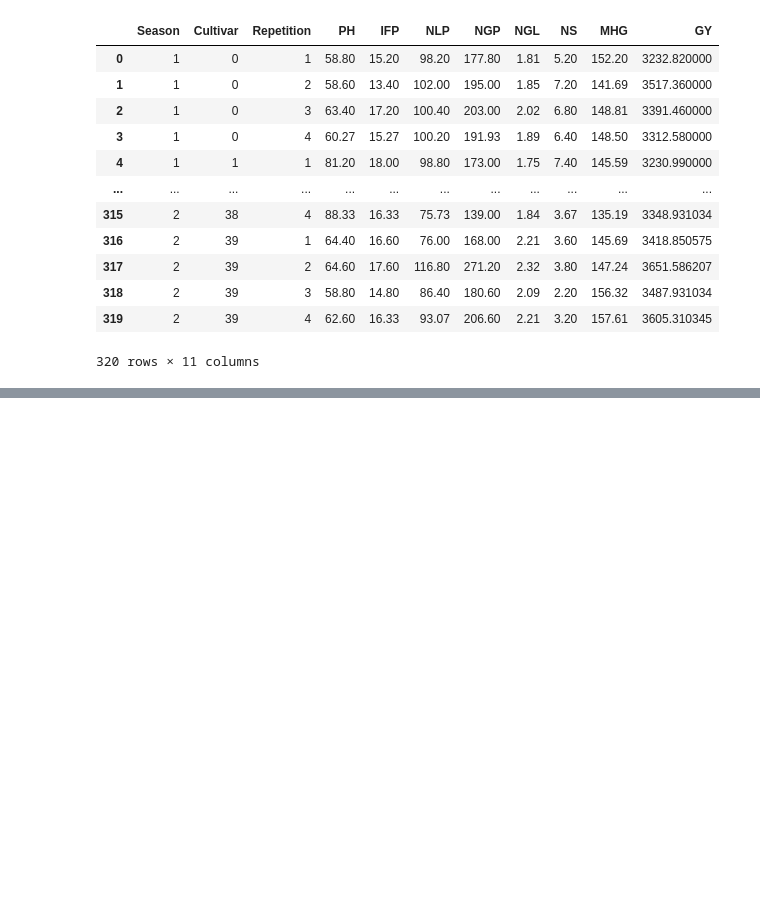
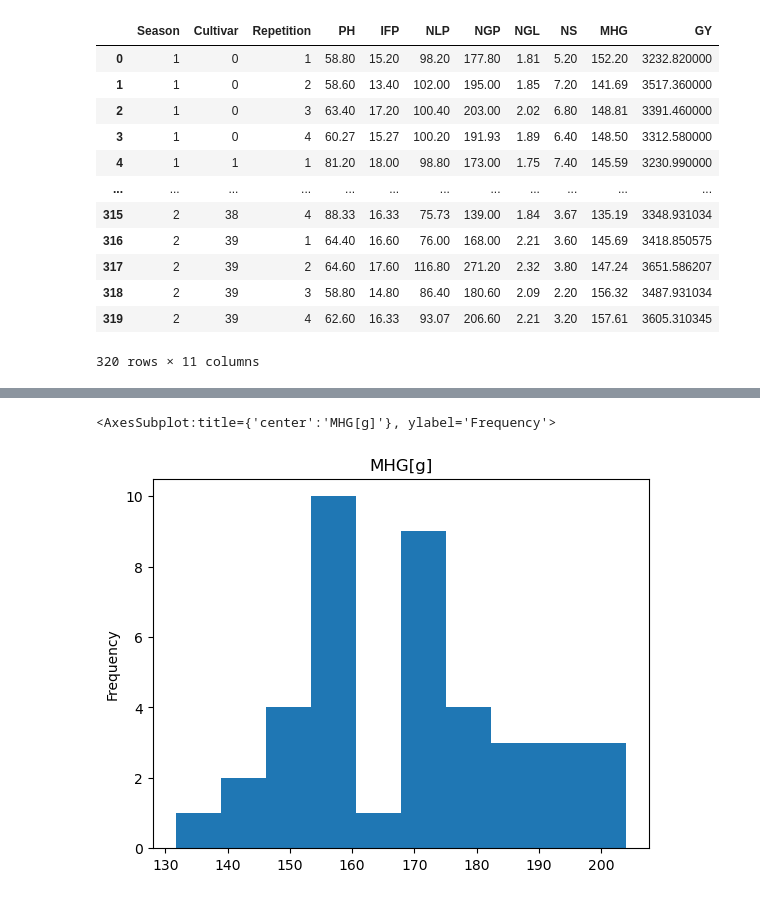
Before and after one commit to mateibotilca/Soybean-Predictions, a Jupyter notebook: main.ipynb, the cells around one changed output, grey strips where cells are left out. Drawn from its saved outputs; the diff is of its cells as text; code cells hidden in the pictures; blank space fills up the shorter version.

```diff
--- a/main.ipynb
+++ b/main.ipynb
@@ -102,0 +139,6 @@ df
+# %%
+df2 = dataset.groupby('Cultivar').mean()
+df2['MHG'].plot(kind='hist', title='MHG[g]')
+# %% [output]
+<AxesSubplot:title={'center':'MHG[g]'}, ylabel='Frequency'>
+[figure, added]
```
Also changed, not shown: parts of 6 cells of this notebook.
